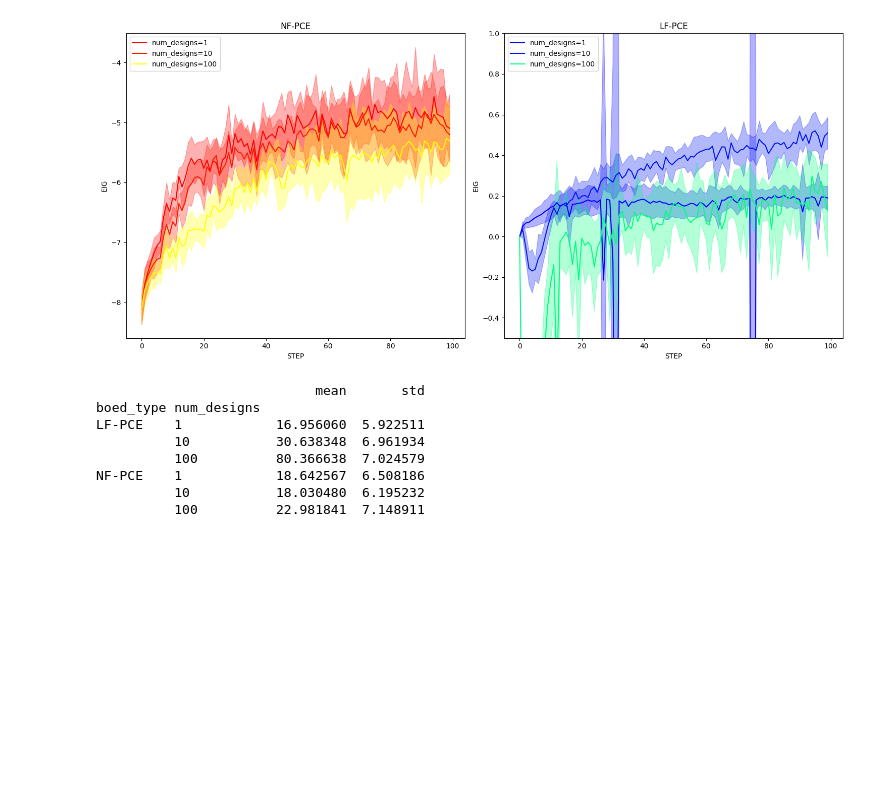
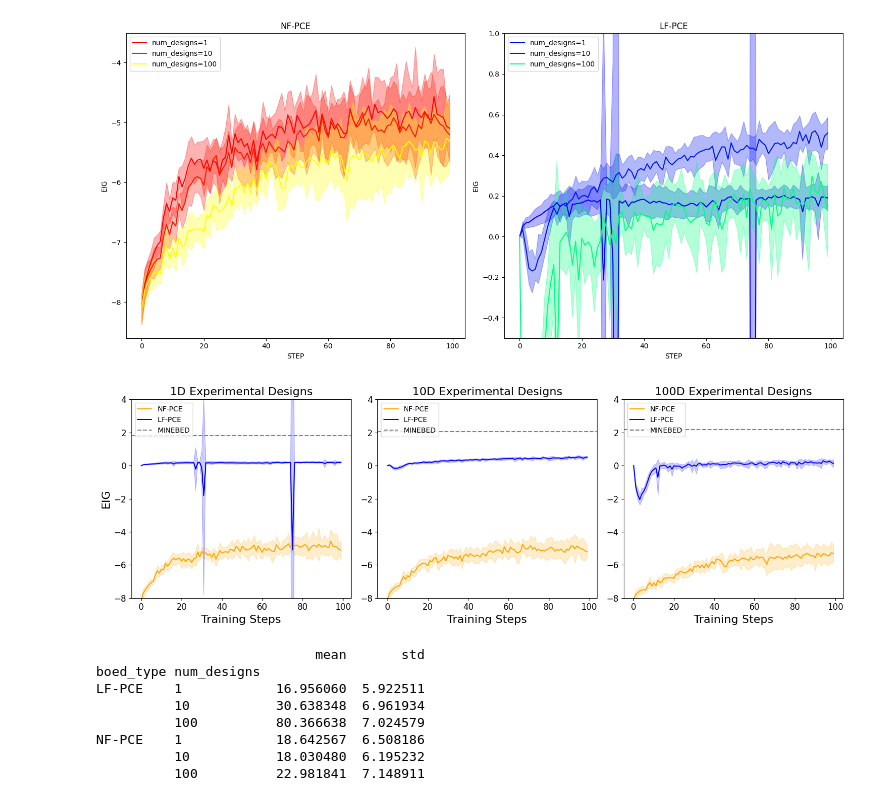
Before and after one commit to vz415/lfiax, a Jupyter notebook: bmp_analysis.ipynb, the cells around one changed output. Saved outputs shown, nothing was run; the diff lists cells and outputs as text; code cells hidden in the pictures; blank space fills up the shorter version.

```diff
--- a/bmp_analysis.ipynb
+++ b/bmp_analysis.ipynb
@@ -132,6 +132,57 @@ plt.tight_layout()
 plt.show()
 # %% [output]
 [figure]
+# %%
+# Create a figure with three subplots (one for each num_designs)
+fig, axs = plt.subplots(1, 3, figsize=(15, 5))
+
+# Define the colors for each 'boed_type'
+colors = {'LF-PCE': 'blue', 'NF-PCE': 'orange'}
+
+# Define the reference lines for 'num_designs'
+reference_lines = {1: 1.82, 10: 2.06, 100: 2.18}
+
+# Define the custom y-limits for the first row
+y_lims = {1: (-8, 4), 10: (-8, 4), 100: (-8, 4)}
+
+for i, num_designs in enumerate(num_designs_unique_sorted):
+    ax = axs[i]
+
+    for boed_type in boed_types:
+        df_designs = final_df[(final_df['boed_type'] == boed_type) & (final_df['num_designs'] == num_designs)]
+
+        # Group by STEP and calculate mean and std
+        df_grouped = df_designs.groupby('STEP')['EIG'].agg(['mean', 'std']).reset_index()
+
+        # Plot mean line
+        ax.plot(df_grouped['STEP'], df_grouped['mean'], color=colors[boed_type], label=f"{boed_type}")
+
+        # Fill between for standard deviation
+        ax.fill_between(df_grouped['STEP'], df_grouped['mean'] - df_grouped['std'], df_grouped['mean'] + df_grouped['std'], color=colors[boed_type], alpha=0.2)
+
+        # Add a reference line for 'LF-PCE'
+        if boed_type == 'LF-PCE':
+            ax.axhline(y=reference_lines[num_designs], linestyle='--', color='gray', label="MINEBED")
+        ax.set_ylim(y_lims[num_designs])
+
+    ax.set_title(f"{num_designs}D Experimental Designs", fontsize=16)
+    ax.set_xlabel('Training Steps', fontsize=16)
+    if i == 0:
+        ax.set_ylabel('EIG', fontsize=16)
+
+    # Increase the font size of x-axis tick labels
+    ax.tick_params(axis='x', labelsize=12)
+
+    # Increase the font size of y-axis tick labels
+    ax.tick_params(axis='y', labelsize=12)
+
+    ax.legend(loc="upper left")
+
+plt.tight_layout()
+plt.savefig('bmp_eig.png', dpi=900)
+plt.show()
+# %% [output]
+[figure, added]
 # %%
 # Calculate average inference time and standard deviation for each boed_type and num_designs combination
 stats = final_df.groupby(['boed_type', 'num_designs'])['inference_time'].agg(['mean', 'std'])
```
Also changed, not shown: 13 other files.
